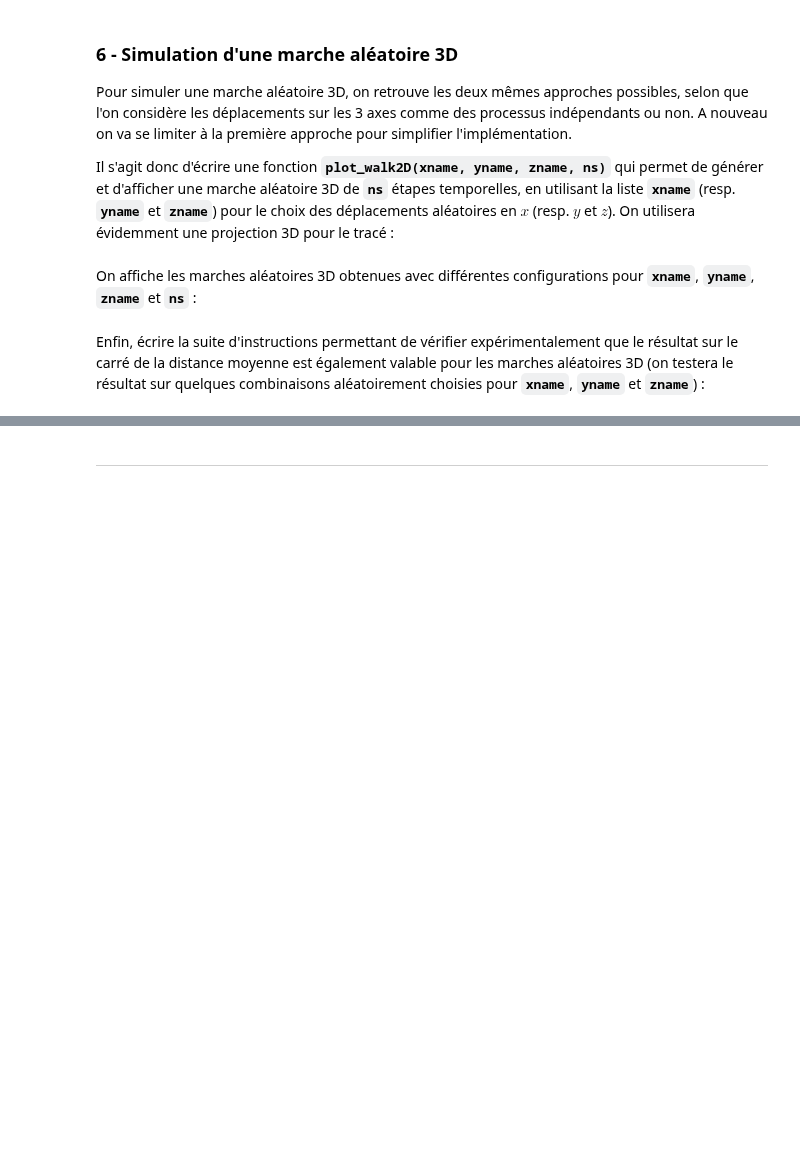
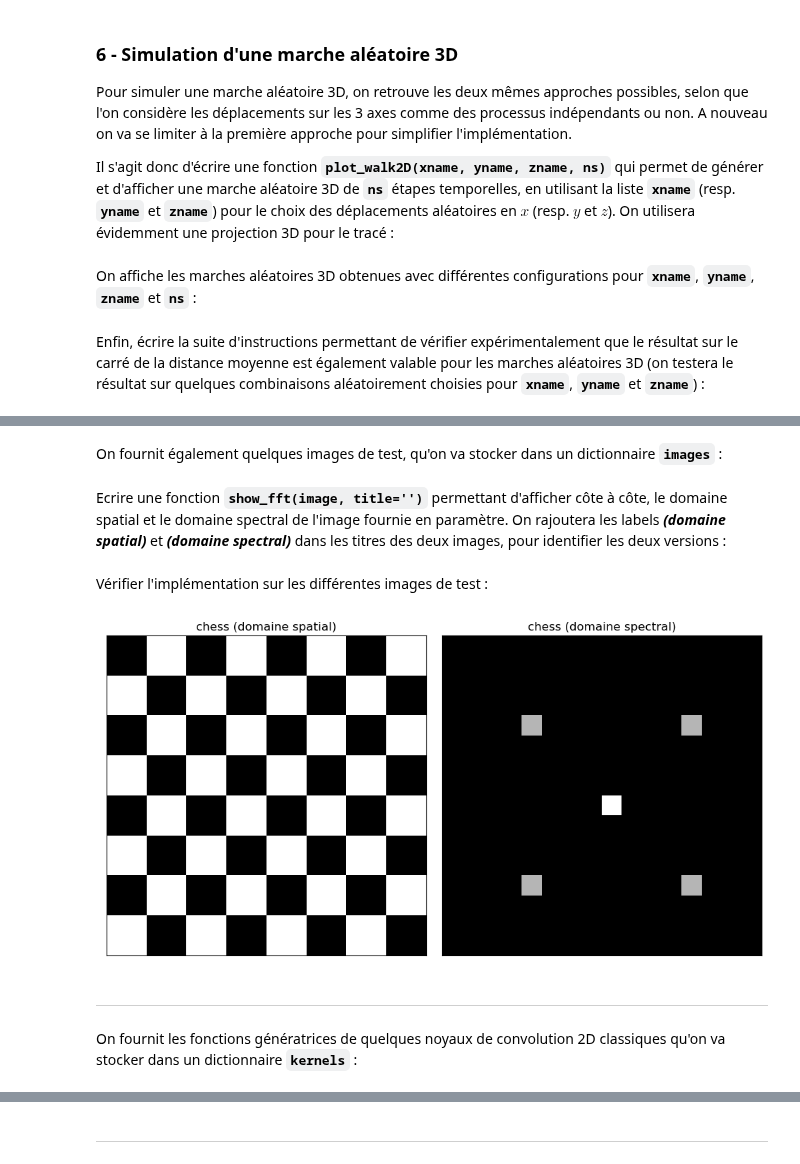
Before and after one commit to mas-outinfo/outinfo, a Jupyter notebook: E-Matplotlib.ipynb, the cells around one changed output, grey strips where cells are left out. Saved outputs shown, nothing was run; the diff lists cells and outputs as text; code cells hidden in the pictures; blank space fills up the shorter version.

```diff
--- a/E-Matplotlib.ipynb
+++ b/E-Matplotlib.ipynb
@@ -268,0 +500,27 @@ distances, ns, nw = {}, 2000, 5000 # nombre de pas et nombre de marches
+# %% [markdown]
+On fournit également quelques images de test, qu'on va stocker dans un dictionnaire **`images`** :
+# %%
+chess = np.tile(2*[[0,0,1,1]] + 2*[[1,1,0,0]], (4,4)) # échiquier (taille = 16x16)
+grid = np.tile(3*[[1,1,1,0]] + [4*[0]], (8,8)) # grille (taille = 32x32)
+noise = np.random.rand(64,64) # bruit uniforme (taille = 64x64)
+sine = np.tile(np.sin(np.linspace(0,np.pi,128)), (128,1)) # sinusoïde horizontale (taille = 128x128)
+normal = np.random.normal(0, 1, (256,256)) # bruit normal (taille = 256x256)
+normal -= normal.min() # on force la valeur minimale à zéro
+tiger = mp.imread('IMG/tigerG.jpg') # tigre (taille = 480x640)
+
+images = dict(chess=chess, grid=grid, sine=sine, noise=noise, normal=normal, tiger=tiger)
+# %% [markdown]
+Ecrire une fonction **`show_fft(image, title='')`** permettant d'afficher côte à côte, le domaine spatial et le domaine spectral de l'image fournie en paramètre. On rajoutera les labels ***(domaine spatial)*** et ***(domaine spectral)*** dans les titres des deux images, pour identifier les deux versions :
+# %%
+def show_fft(image, title=''):
+  """show spatial and spectral versions for provided image"""
+  # TODO
+# %% [markdown]
+Vérifier l'implémentation sur les différentes images de test :
+# %%
+name = 'chess'; show_fft(images[name], name) # tester avec les autres images
+# %% [output]
+[figure, added]
+# %% [markdown]
+---
+On fournit les fonctions génératrices de quelques noyaux de convolution 2D classiques qu'on va stocker dans un dictionnaire **`kernels`** :
```
Also changed, not shown: parts of 49 cells of this notebook.
